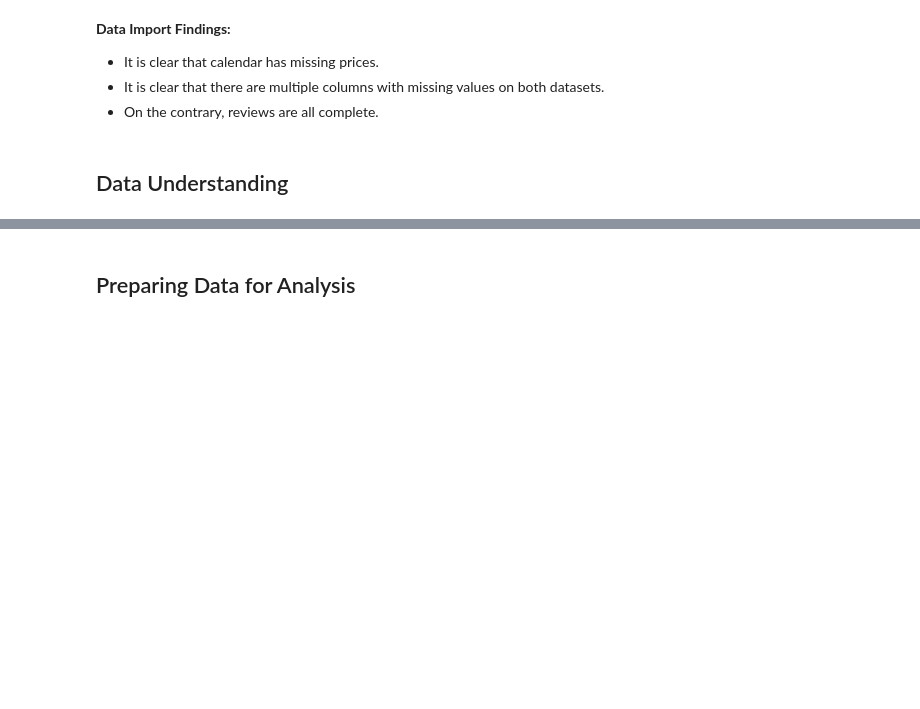
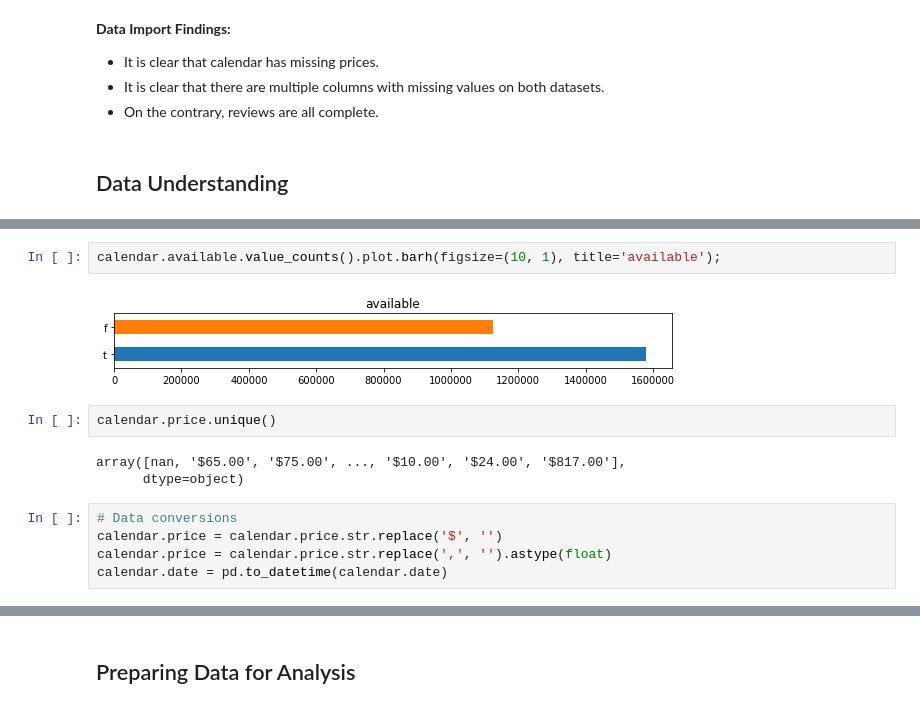
Before and after one commit to samlexrod/airbnb_ml, a Jupyter notebook: Airbnb_Analysis.ipynb, the cells around one changed output, grey strips where cells are left out. Cells and saved outputs as stored; diff of their text form; blank space fills up the shorter version.

```diff
--- a/Airbnb_Analysis.ipynb
+++ b/Airbnb_Analysis.ipynb
@@ -164,0 +177,14 @@ plt.legend(bbox_to_anchor=(1.01, 1), loc='upper left');
+# %%
+calendar.available.value_counts().plot.barh(figsize=(10, 1), title='available');
+# %% [output]
+[figure, added]
+# %%
+calendar.price.unique()
+# %% [output]
+array([nan, '$65.00', '$75.00', ..., '$10.00', '$24.00', '$817.00'],
+      dtype=object)
+# %%
+# Data conversions
+calendar.price = calendar.price.str.replace('$', '')
+calendar.price = calendar.price.str.replace(',', '').astype(float)
+calendar.date = pd.to_datetime(calendar.date)
```
Also changed, not shown: parts of 7 cells of this notebook.
